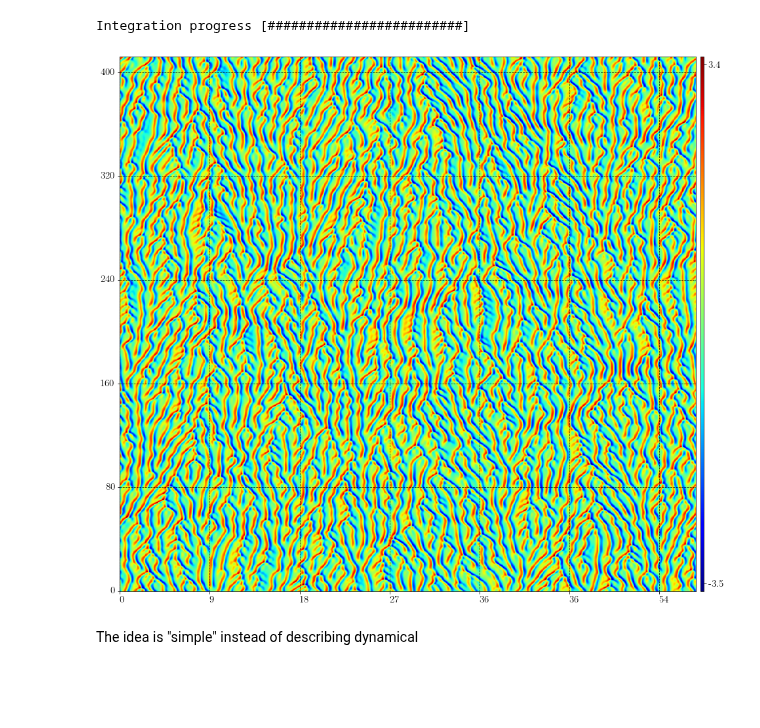
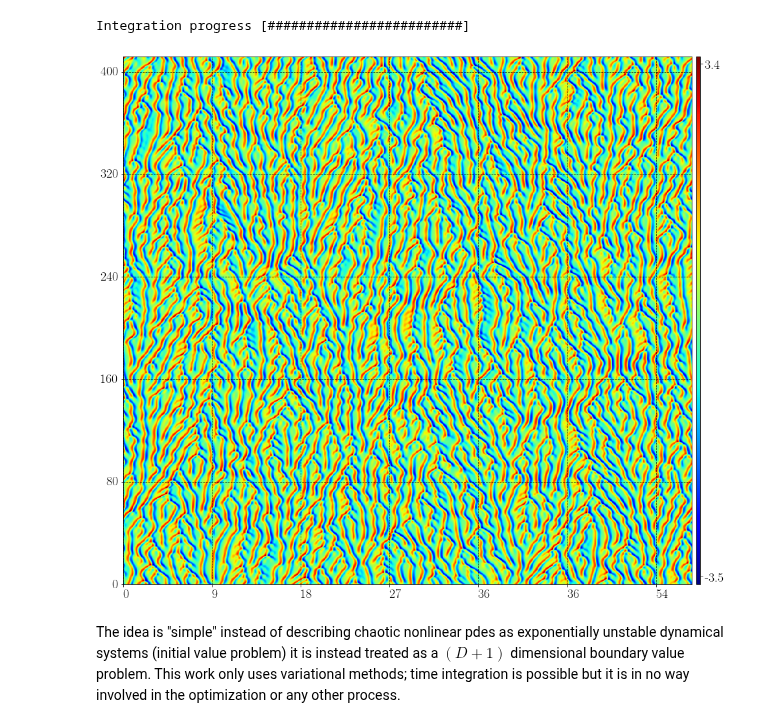
Before and after one commit to chaotic-systems/orbithunter, a Jupyter notebook: notebooks/introduction.ipynb, the cells around one changed output. Drawn from its saved outputs; the diff is of its cells as text; code cells hidden in the pictures; blank space fills up the shorter version.

```diff
--- a/notebooks/introduction.ipynb
+++ b/notebooks/introduction.ipynb
@@ -28,8 +28,10 @@ int1 = kse_integrate(OrbitKS(seed=0, parameters=(512, 512), M=1024), verbose=Tru
 # %% [output]
 Integration progress [#########################]
 # %%
-clip(int1,((100,None),(None,None))).plot(figsize=(15,15))
+clip(int1,((100,None),(None,None))).plot(figsize=(20,20))
 # %% [output]
-[figure, old version]
+[figure, new version]
-# %% [markdown]
-The idea is "simple" instead of describing dynamical
+# %% [markdown]
+The idea is "simple" instead of describing chaotic nonlinear pdes as
+exponentially unstable dynamical systems (initial value problem) it is instead treated as a $(D+1)$ dimensional boundary value problem. This work only uses variational methods; time integration is possible but it is in no way involved
+in the optimization or any other process.
```
Also changed, not shown: 36 other files.
